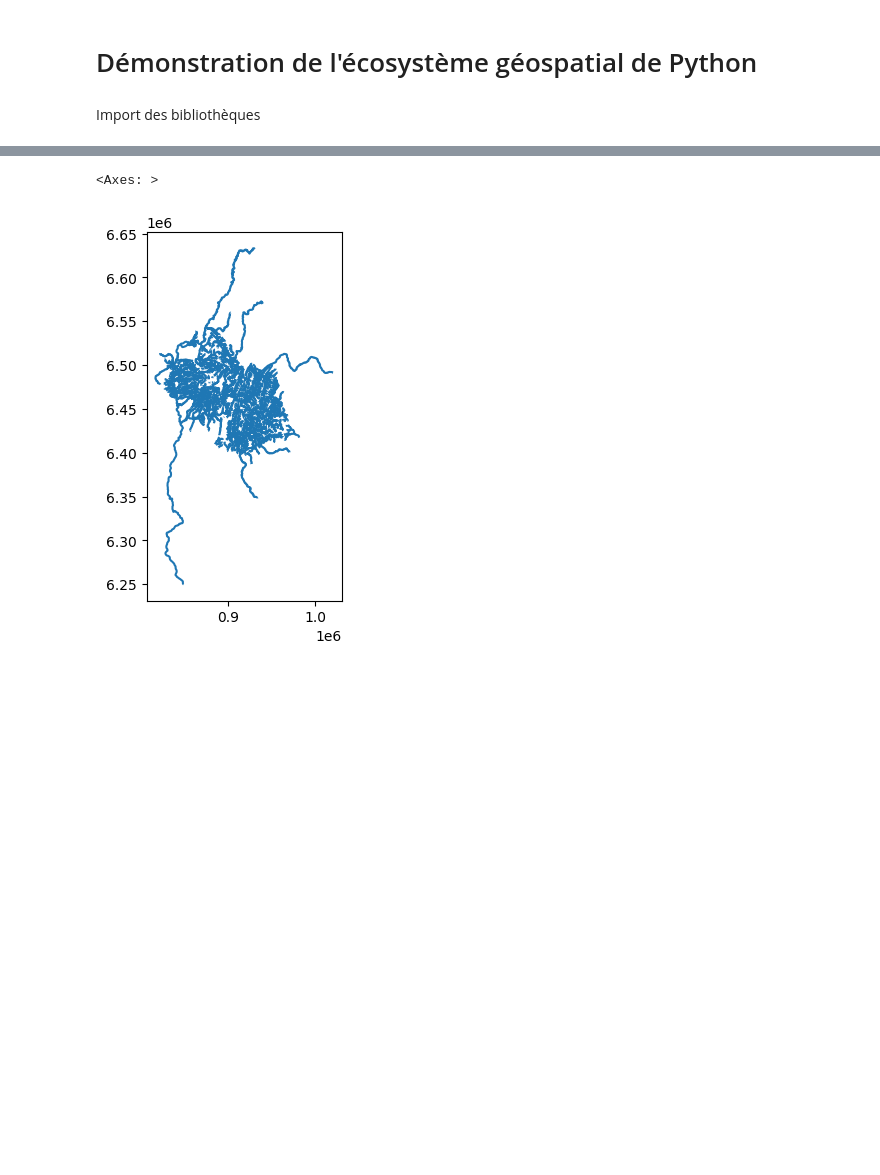
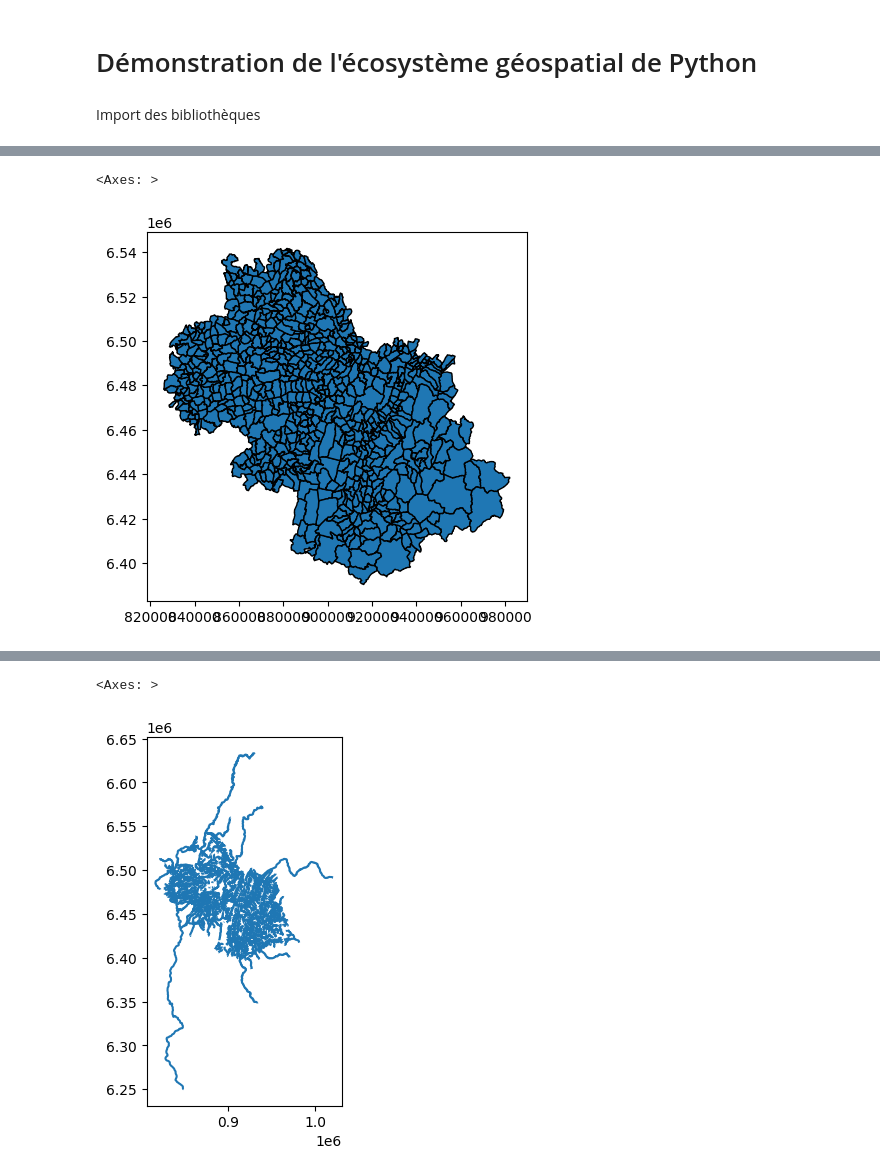
Before and after one commit to riatecom/Formation-Python-OFB, a Jupyter notebook: notebooks/geopandas-rasterio demo.ipynb, the cells around one changed output, grey strips where cells are left out. Saved outputs shown, nothing was run; the diff lists cells and outputs as text; code cells hidden in the pictures; blank space fills up the shorter version.

```diff
--- a/notebooks/geopandas-rasterio demo.ipynb
+++ b/notebooks/geopandas-rasterio demo.ipynb
@@ -7,0 +36,5 @@ import rasterio as rio
+# %%
+communes.plot(edgecolor='black')
+# %% [output]
+<Axes: >
+[figure, added]
```
Also changed, not shown: parts of 13 cells of this notebook, 10 other files.
